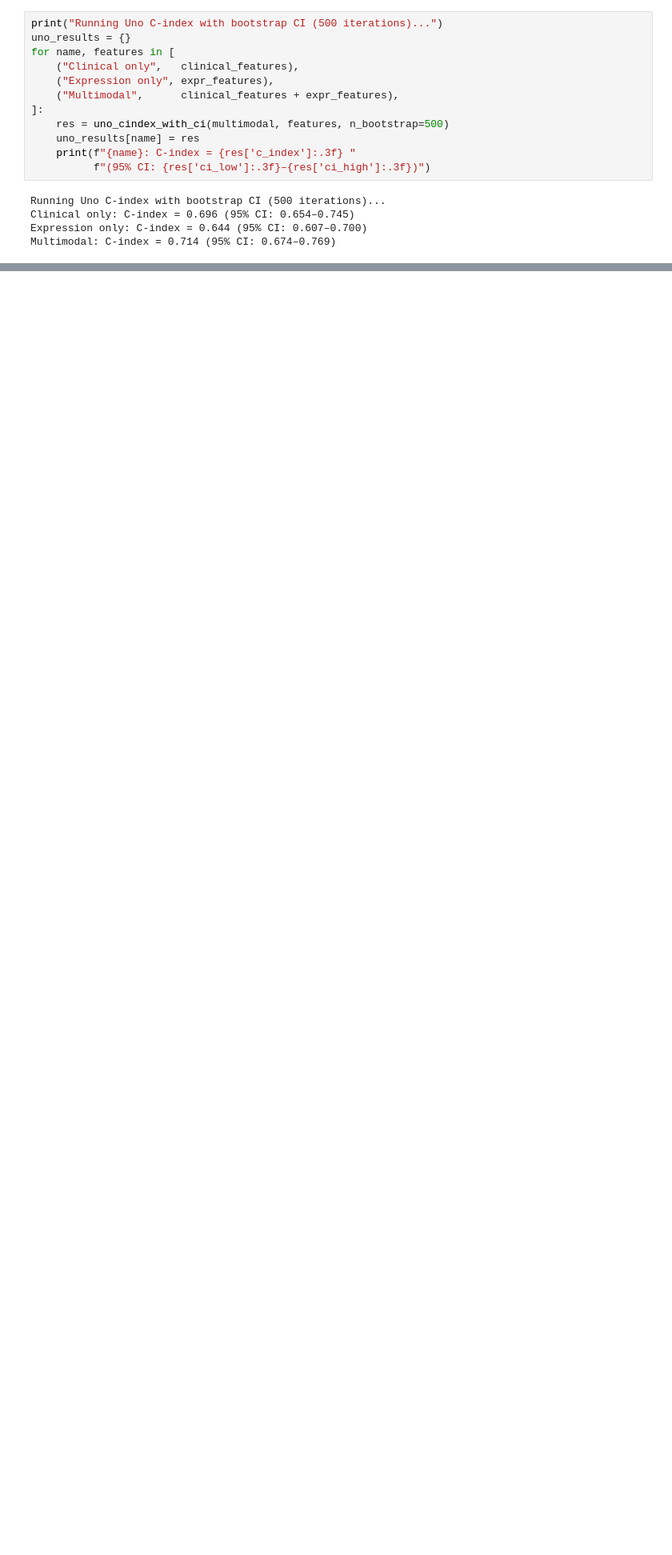
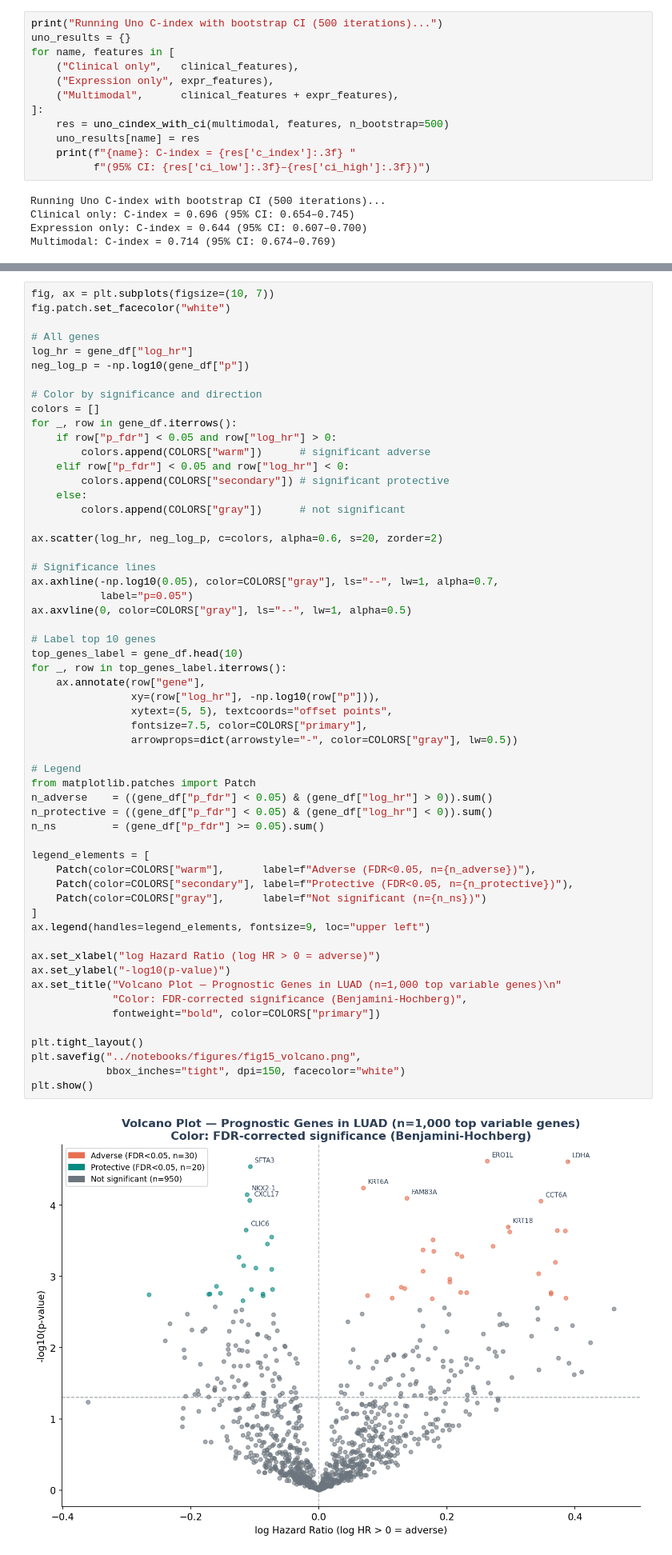
Before and after one commit to KelyNorel/tcga-luad-rwe, a Jupyter notebook: notebooks/02_multimodal_survival.ipynb, the cells around one changed output, grey strips where cells are left out. Shown at 80% size. Drawn from its saved outputs; the diff is of its cells as text; blank space fills up the shorter version.

Commit message:
add prognostic gene analysis: volcano plot, KM top genes, optimal cutpoint, update README

```diff
--- a/notebooks/02_multimodal_survival.ipynb
+++ b/notebooks/02_multimodal_survival.ipynb
@@ -845,0 +1033,59 @@ plt.show()
+# %%
+fig, ax = plt.subplots(figsize=(10, 7))
+fig.patch.set_facecolor("white")
+
+# All genes
+log_hr = gene_df["log_hr"]
+neg_log_p = -np.log10(gene_df["p"])
+
+# Color by significance and direction
+colors = []
+for _, row in gene_df.iterrows():
+    if row["p_fdr"] < 0.05 and row["log_hr"] > 0:
+        colors.append(COLORS["warm"])      # significant adverse
+    elif row["p_fdr"] < 0.05 and row["log_hr"] < 0:
+        colors.append(COLORS["secondary"]) # significant protective
+    else:
+        colors.append(COLORS["gray"])      # not significant
+
+ax.scatter(log_hr, neg_log_p, c=colors, alpha=0.6, s=20, zorder=2)
+
+# Significance lines
+ax.axhline(-np.log10(0.05), color=COLORS["gray"], ls="--", lw=1, alpha=0.7,
+           label="p=0.05")
+ax.axvline(0, color=COLORS["gray"], ls="--", lw=1, alpha=0.5)
+
+# Label top 10 genes
+top_genes_label = gene_df.head(10)
+for _, row in top_genes_label.iterrows():
+    ax.annotate(row["gene"],
+                xy=(row["log_hr"], -np.log10(row["p"])),
+                xytext=(5, 5), textcoords="offset points",
+                fontsize=7.5, color=COLORS["primary"],
+                arrowprops=dict(arrowstyle="-", color=COLORS["gray"], lw=0.5))
+
+# Legend
+from matplotlib.patches import Patch
+n_adverse    = ((gene_df["p_fdr"] < 0.05) & (gene_df["log_hr"] > 0)).sum()
+n_protective = ((gene_df["p_fdr"] < 0.05) & (gene_df["log_hr"] < 0)).sum()
+n_ns         = (gene_df["p_fdr"] >= 0.05).sum()
+
+legend_elements = [
+    Patch(color=COLORS["warm"],      label=f"Adverse (FDR<0.05, n={n_adverse})"),
+    Patch(color=COLORS["secondary"], label=f"Protective (FDR<0.05, n={n_protective})"),
+    Patch(color=COLORS["gray"],      label=f"Not significant (n={n_ns})")
+]
+ax.legend(handles=legend_elements, fontsize=9, loc="upper left")
+
+ax.set_xlabel("log Hazard Ratio (log HR > 0 = adverse)")
+ax.set_ylabel("-log10(p-value)")
+ax.set_title("Volcano Plot — Prognostic Genes in LUAD (n=1,000 top variable genes)\n"
+             "Color: FDR-corrected significance (Benjamini-Hochberg)",
+             fontweight="bold", color=COLORS["primary"])
+
+plt.tight_layout()
+plt.savefig("../notebooks/figures/fig15_volcano.png",
+            bbox_inches="tight", dpi=150, facecolor="white")
+plt.show()
+# %% [output]
+[figure, added]
```
Also changed, not shown: parts of 13 cells of this notebook, 5 other files.
